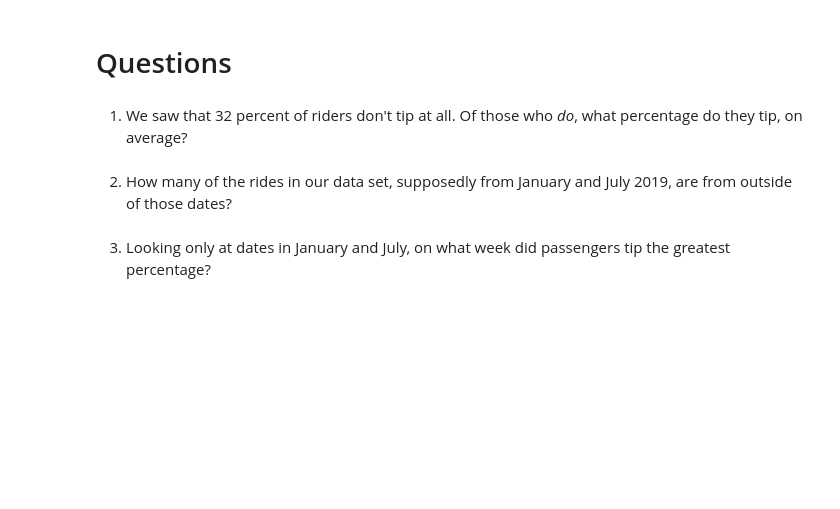
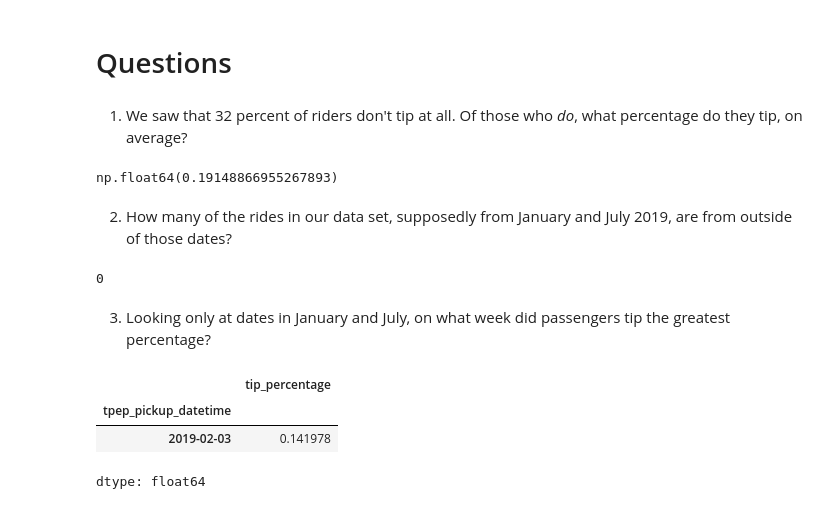
Before and after one commit to layal-z/AAI614_Zeineddine, a Jupyter notebook: Week_2/Notebook2.6.ipynb, the cells around one changed output. Cells and saved outputs as stored; diff of their text form; code cells hidden in the pictures; blank space fills up the shorter version.

```diff
--- a/Week_2/Notebook2.6.ipynb
+++ b/Week_2/Notebook2.6.ipynb
@@ -105,7 +217,29 @@ df.resample('1ME')['tip_percentage'].mean().dropna()
 # Questions
 # %% [markdown]
 1. We saw that 32 percent of riders don't tip at all. Of those who *do*, what percentage do they tip, on average?
+# %%
+df[df['tip_percentage']>0]['tip_percentage'].mean()
+# %% [output]
+np.float64(0.19148866955267893)
 # %% [markdown]
 2. How many of the rides in our data set, supposedly from January and July 2019, are from outside of those dates?
+# %%
+# setting the period of jan and july
+in_jan = (df.index >= '2019-01-01') & (df.index < '2019-02-01')
+in_july = (df.index >= '2019-07-01') & (df.index < '2019-08-01')
+# Filter the ones not in the range
+outside_rides = df[(df.index < start_date) | (df.index > end_date)]
+
+# Counting
+outside_rides.shape[0]
+# %% [output]
+0
 # %% [markdown]
 3. Looking only at dates in January and July, on what week did passengers tip the greatest percentage?
+# %%
+df.resample('W')['tip_percentage'].mean().sort_values(ascending=False).head(1)
+# %% [output]
+|  | tip_percentage |
+| tpep_pickup_datetime |  |
+| 2019-02-03 | 0.141978 |
+dtype: float64
```
Also changed, not shown: parts of 12 cells of this notebook.
